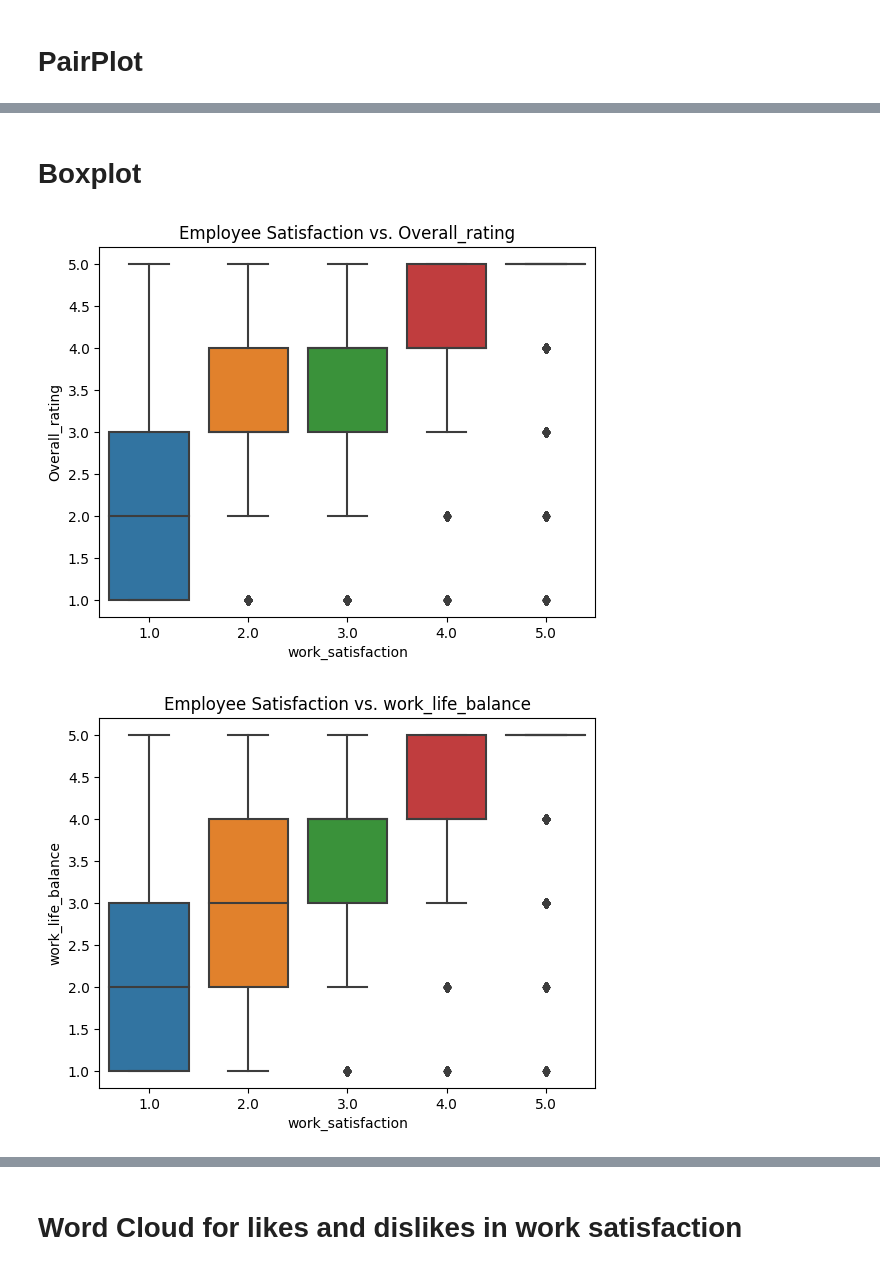
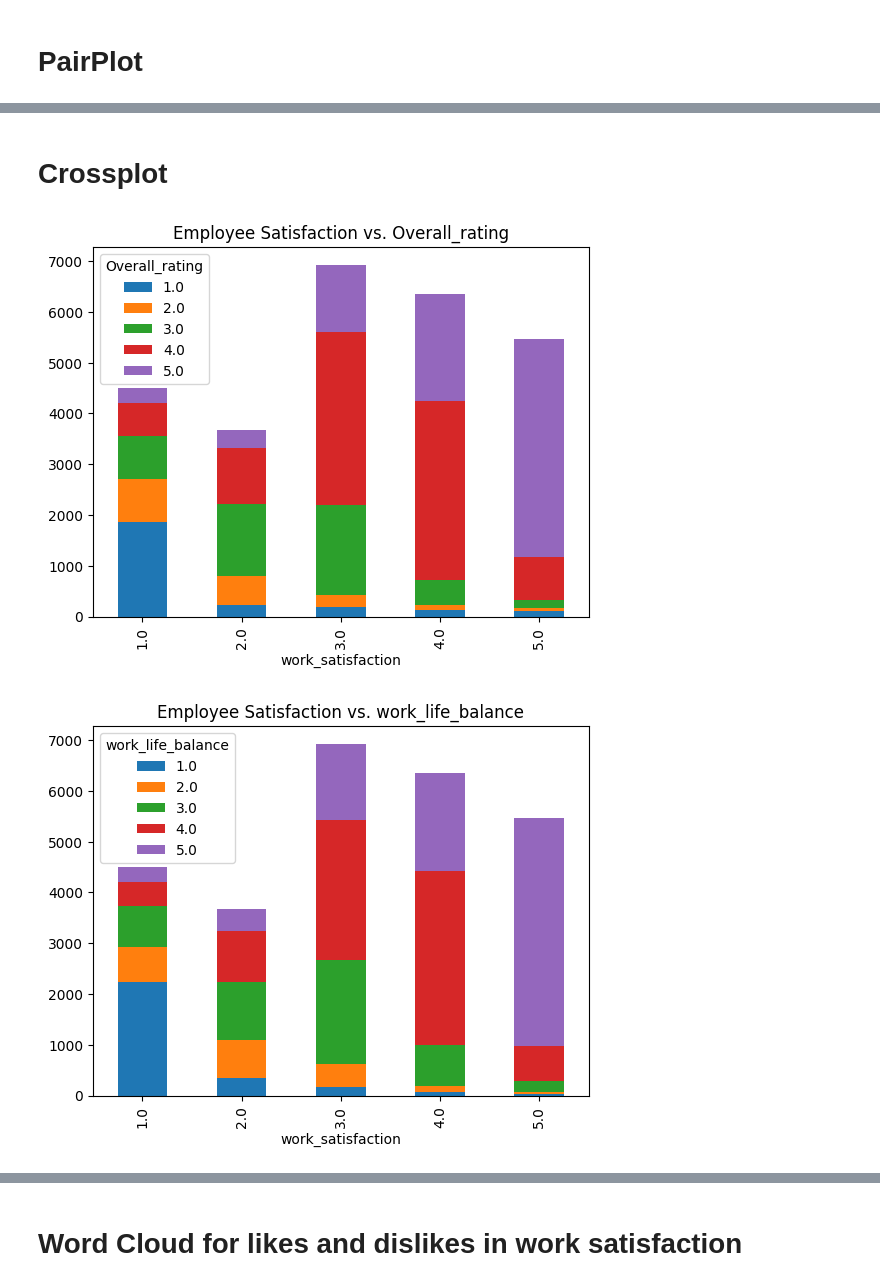
Before and after one commit to Soha85/Soha85, a Jupyter notebook: employees-satisfaction.ipynb, the cells around one changed output, grey strips where cells are left out. Drawn from its saved outputs; the diff is of its cells as text; code cells hidden in the pictures.

Commit message:
Kaggle Notebook | Employees Satisfaction EDA | Version 9

```diff
--- a/employees-satisfaction.ipynb
+++ b/employees-satisfaction.ipynb
@@ -38,3 +38,6 @@ Data columns (total 14 columns):
  13  Dislikes             22966 non-null  object
 dtypes: float64(7), object(7)
 memory usage: 2.9+ MB
+# %%
+for x in df.columns:
+    print(x,"nulls = ",df[x].isnull().sum())
@@ -40,0 +61,6 @@ memory usage: 2.9+ MB
+# %%
+from sklearn.impute import SimpleImputer
+imputer = SimpleImputer(strategy="most_frequent")
+imputer.fit(df[['Overall_rating','work_life_balance','skill_development','salary_and_benefits','job_security','career_growth','Job_type']])
+imputed_data = imputer.transform(df[['Overall_rating','work_life_balance','skill_development','salary_and_benefits','job_security','career_growth','Job_type']])
+imputed_data
@@ -41,3 +75,8 @@ memory usage: 2.9+ MB
+# %%
+imputed_columns=['Overall_rating','work_life_balance','skill_development','salary_and_benefits','job_security','career_growth','Job_type']
+im_df = pd.DataFrame(imputed_data,columns=['Overall_rating','work_life_balance','skill_development','salary_and_benefits','job_security','career_growth','Job_type'])
+for x in imputed_columns:
+    df[x]=im_df[x]
 # %% [markdown]
 # EDA & Outliers Analysis
 # %%
@@ -188,15 +229,15 @@ sns.pairplot(df[['Overall_rating','work_life_balance','skill_development','salar
 # %% [markdown]
-# Boxplot
+# Crossplot
 # %%
-sns.boxplot(x='work_satisfaction', y='Overall_rating', data=df)
+pd.crosstab(df['work_satisfaction'], df['Overall_rating']).plot(kind='bar',stacked=True)
 plt.title('Employee Satisfaction vs. Overall_rating')
 plt.show()
 # %% [output]
-[figure, old version]
+[figure, new version]
 # %%
-sns.boxplot(x='work_satisfaction', y='work_life_balance', data=df)
+pd.crosstab(df['work_satisfaction'], df['work_life_balance']).plot(kind='bar',stacked=True)
 plt.title('Employee Satisfaction vs. work_life_balance')
 plt.show()
 # %% [output]
-[figure, old version]
+[figure, new version]
 # %%
```
Also changed, not shown: parts of 16 cells of this notebook.
